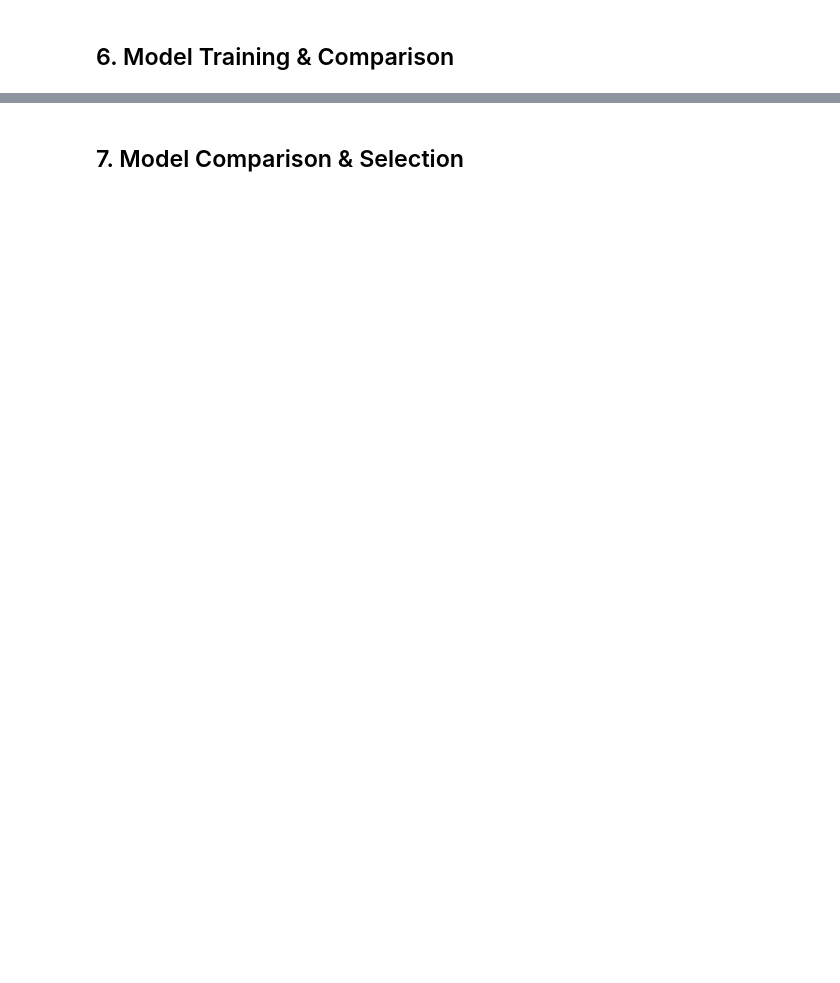
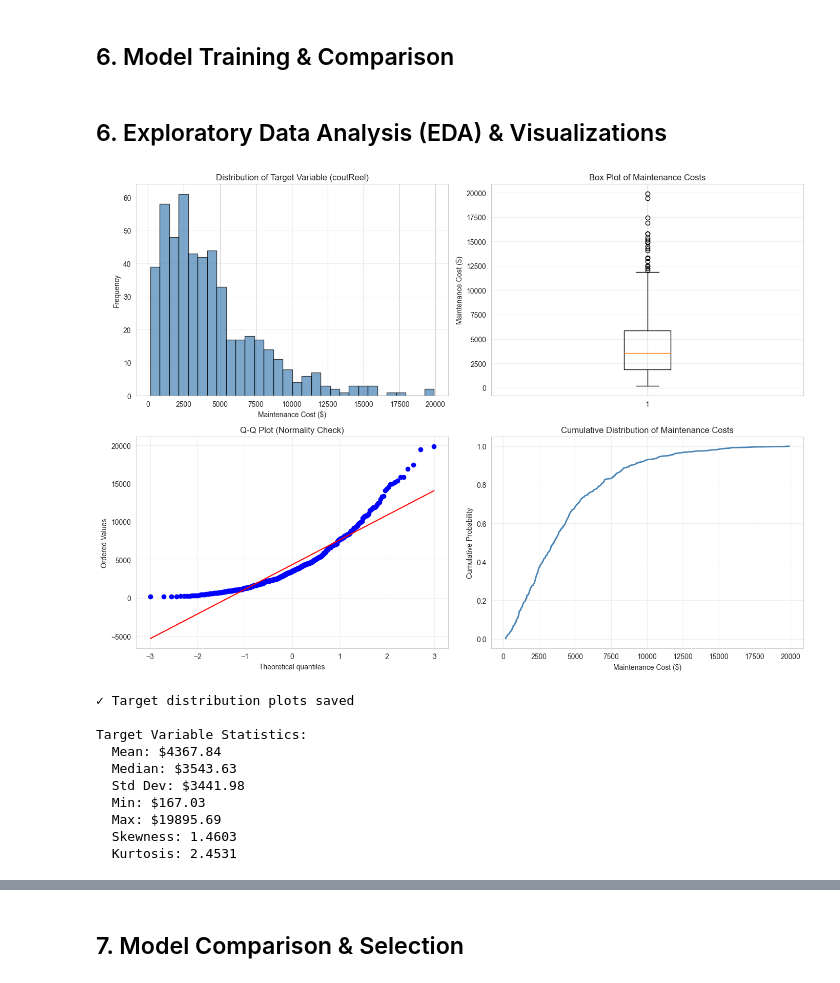
Before and after one commit to BellilxDhaker/equipment-failure-predictor, a Jupyter notebook: maintenance_cost_prediction.ipynb, the cells around one changed output, grey strips where cells are left out. Drawn from its saved outputs; the diff is of its cells as text; code cells hidden in the pictures; blank space fills up the shorter version.

```diff
--- a/maintenance_cost_prediction.ipynb
+++ b/maintenance_cost_prediction.ipynb
@@ -168,2 +280,61 @@ print(f"  Std of training features: {X_train_scaled.std():.4f}")
 # %% [markdown]
 ## 6. Model Training & Comparison
+# %% [markdown]
+## 6. Exploratory Data Analysis (EDA) & Visualizations
+# %%
+# Target variable distribution
+fig, axes = plt.subplots(2, 2, figsize=(14, 10))
+
+# Histogram
+axes[0, 0].hist(y, bins=30, edgecolor='black', alpha=0.7, color='steelblue')
+axes[0, 0].set_xlabel('Maintenance Cost ($)')
+axes[0, 0].set_ylabel('Frequency')
+axes[0, 0].set_title('Distribution of Target Variable (coutReel)')
+axes[0, 0].grid(True, alpha=0.3, axis='y')
+
+# Box plot
+axes[0, 1].boxplot(y, vert=True)
+axes[0, 1].set_ylabel('Maintenance Cost ($)')
+axes[0, 1].set_title('Box Plot of Maintenance Costs')
+axes[0, 1].grid(True, alpha=0.3, axis='y')
+
+# Q-Q Plot
+from scipy import stats
+stats.probplot(y, dist="norm", plot=axes[1, 0])
+axes[1, 0].set_title('Q-Q Plot (Normality Check)')
+axes[1, 0].grid(True, alpha=0.3)
+
+# Cumulative distribution
+sorted_costs = np.sort(y)
+cumulative = np.arange(1, len(sorted_costs) + 1) / len(sorted_costs)
+axes[1, 1].plot(sorted_costs, cumulative, linewidth=2, color='steelblue')
+axes[1, 1].set_xlabel('Maintenance Cost ($)')
+axes[1, 1].set_ylabel('Cumulative Probability')
+axes[1, 1].set_title('Cumulative Distribution of Maintenance Costs')
+axes[1, 1].grid(True, alpha=0.3)
+
+plt.tight_layout()
+plt.savefig('visualizations/target_distribution.png', dpi=300, bbox_inches='tight')
+plt.show()
+
+print("✓ Target distribution plots saved")
+print(f"\nTarget Variable Statistics:")
+print(f"  Mean: ${y.mean():.2f}")
+print(f"  Median: ${y.median():.2f}")
+print(f"  Std Dev: ${y.std():.2f}")
+print(f"  Min: ${y.min():.2f}")
+print(f"  Max: ${y.max():.2f}")
+print(f"  Skewness: {stats.skew(y):.4f}")
+print(f"  Kurtosis: {stats.kurtosis(y):.4f}")
+# %% [output]
+[figure, added]
+✓ Target distribution plots saved
+
+Target Variable Statistics:
+  Mean: $4367.84
+  Median: $3543.63
+  Std Dev: $3441.98
+  Min: $167.03
+  Max: $19895.69
+  Skewness: 1.4603
+  Kurtosis: 2.4531
```
Also changed, not shown: parts of 32 cells of this notebook.
